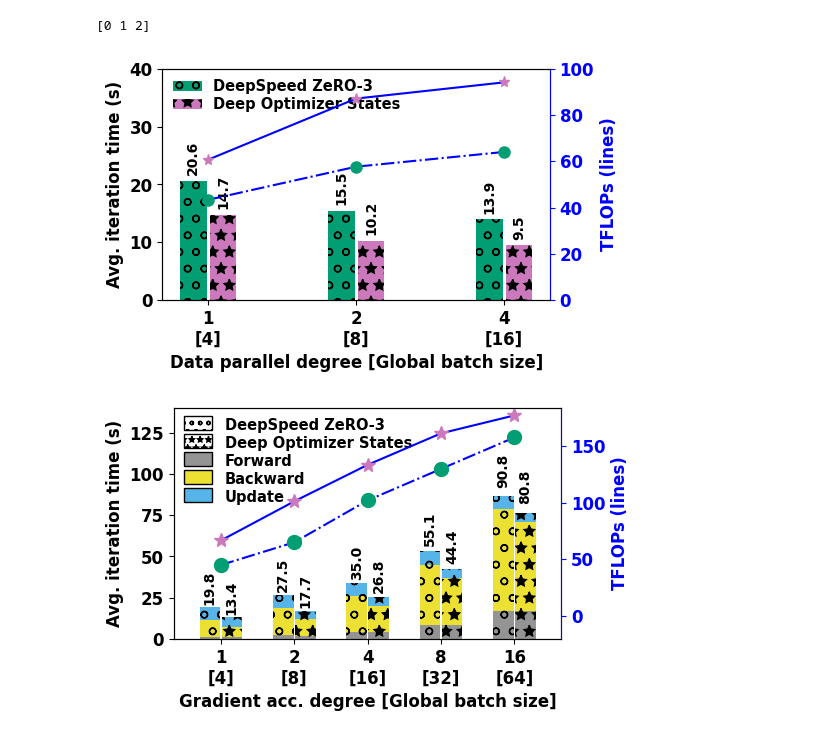
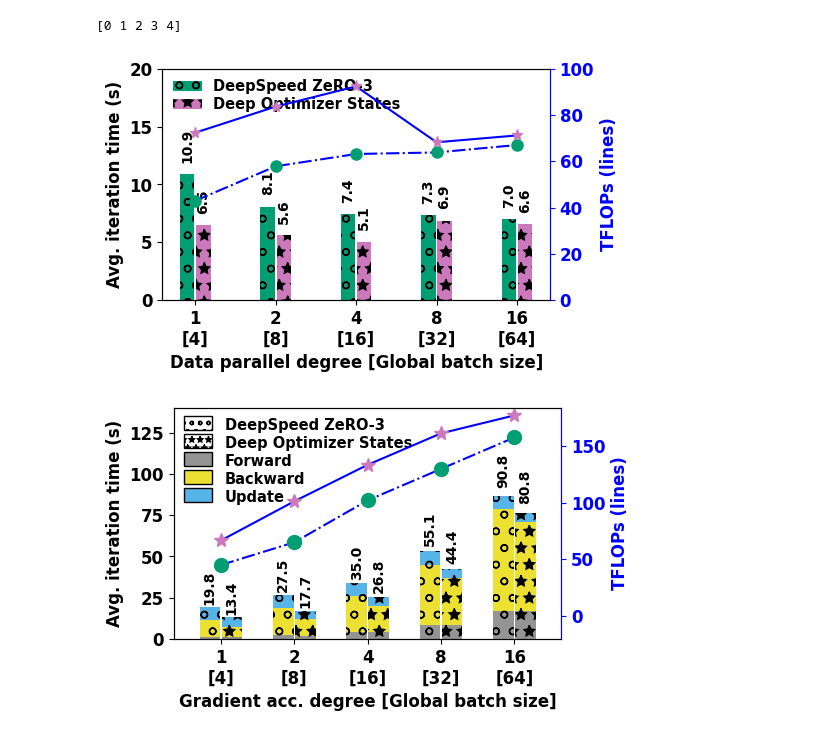
Before and after one commit to mauryaavinash95/deep-optimizer-states-results, a Jupyter notebook: avinash-plot-script.ipynb, the cells around one changed output. Drawn from its saved outputs; the diff is of its cells as text; code cells hidden in the pictures.

Commit message:
Add some plots

```diff
--- a/avinash-plot-script.ipynb
+++ b/avinash-plot-script.ipynb
@@ -20,6 +20,11 @@ colors = [
     orig_colors[4],
     orig_colors[0],
     orig_colors[1],
+    orig_colors[3],
+    orig_colors[5],
+    orig_colors[7],
+    orig_colors[8],
+    orig_colors[9],
 ]
 FWD_TIME_COLOR = orig_colors[7]
 BWD_TIME_COLOR = orig_colors[8]
@@ -29,7 +34,10 @@ num_steps = 10
 models = [
             {'n': 1, 'm': 3, 'H': 2560, 'F': 11008, 'N': 30, 'L': 32, 'U': 2048, 'S': 4, 'K': 5, 'mbs': 16, 'ckpt_size': 45},
             {'n': 2, 'm': 7, 'H': 4096, 'F': 11008, 'N': 32, 'L': 32, 'U': 2048, 'S': 4, 'K': 5, 'mbs': 16, 'ckpt_size': 83},
+            {'n': 2, 'm': 8.3, 'H': 3072, 'F': 11008, 'N': 72, 'L': 32, 'U': 2048, 'S': 4, 'K': 5, 'mbs': 16, 'ckpt_size': 83},
+            {'n': 2, 'm': 10, 'H': 4096, 'F': 12400, 'N': 50, 'L': 32, 'U': 2048, 'S': 4, 'K': 5, 'mbs': 16, 'ckpt_size': 83},
             {'n': 4, 'm': 13, 'H': 5120, 'F': 13824, 'N': 40, 'L': 40, 'U': 2048, 'S': 4, 'K': 5, 'mbs': 16, 'ckpt_size': 166},
+            {'n': 4, 'm': 20, 'H': 5120, 'F': 16384, 'N': 40, 'L': 64, 'U': 2048, 'S': 16, 'K': 10, 'mbs': 1, 'ckpt_size': -1},
             {'n': 8, 'm': 30, 'H': 6656, 'F': 17920, 'N': 60, 'L': 52, 'U': 2048, 'S': 4, 'K': 5, 'mbs': 16, 'ckpt_size': 444},
             {'n': 20, 'm': 70, 'H': 8192, 'F': 28672, 'N': 80, 'L': 64, 'U': 2048, 'S': 4, 'K': 5, 'mbs': 16, 'ckpt_size': 1065},
             {'n': 70, 'm': 175, 'H': 14336, 'F': 28672, 'N': 70, 'L': 112, 'U': 2048, 'S': 4, 'K': 5, 'mbs': 8, 'ckpt_size': 2754},
@@ -48,6 +56,8 @@ base_config = {"basepath":"./", "approach": DEFAULT_DEEPSPEED, "dp": 1, "tp": 1,
 df_columns = [
     'elapsed_time_per_iteration_ms',
     'iter_time',
+    'step_start',
+    'step_end',
     'samples_per_second',
     'TFLOPs',
     'fwd',
@@ -58,18 +68,30 @@ df_columns = [
     'step_microstep'
 ]
 
-def parse_log(m, c):
+def get_filename(m, c):
     is_prefetch = 1 if c['approach'] == FULLY_OPTIMIZED else 0
     is_async = 1 if c['approach'] in (PARTLY_OPTIMIZED, FULLY_OPTIMIZED)  else 0
-    log_file = (
+    return (
             f"{c['basepath']}/log-{m['m']}B-tp{c['tp']}-dp{c['dp']}-l{m['N']}-h{m['H']}-a{m['L']}-sl{m['U']}-"
             f"gbs{c['gbs']}-mbs{c['mbs']}-ratio{c['tf_ratio']}-subg{c['subg']}-prefetch{is_prefetch}-"
             f"flush_async{is_async}-opt_gaps{c['opt_gaps']}.log"
     )
-#     print(f"Reading {log_file}")
+
+def parse_log(m, c):
+
+    log_file = get_filename(m, c)
+    print(f"Reading {log_file}")
     data = {k: [] for k in df_columns}
     with open(log_file, 'r') as file:
         for line in file:
+            match = re.findall(r'<<<TIMER:step_start,(\d+)>>>', line)
+            for x in match:
+                data['step_start'].append(int(x))
+
+            match = re.findall(r'<<<TIMER:step_end,(\d+)>>>', line)
+            for x in match:
+                data['step_end'].append(int(x))
+
             match = re.findall(r'<TIMER:interval-time,(\d+\.\d+)>', line)
             for x in match:
                 data['iter_time'].append(float(x))
@@ -110,15 +132,22 @@ def parse_log(m, c):
             if match:
                 data['step_microstep'].append(float(match.group(1)))
 
-    if c['dp'] > 1: # This is used only because every rank is printing `interval-time`
-        k = c['dp']
+    if c['dp']*c['tp'] > 1: # This is used only because every rank is printing `interval-time`
+        k = c['dp']*c['tp']
         num_entries = len(data['iter_time']) // k
         iter_times = [sum(data['iter_time'][i*k:(i+1)*k]) / k for i in range(num_entries)]
+
+        step_starts = [min(data['step_start'][i*k:(i+1)*k]) for i in range(num_entries)]
+        step_ends = [max(data['step_end'][i*k:(i+1)*k]) for i in range(num_entries)]
         data['iter_time'] = iter_times
+        data['step_start'] = step_starts
+        data['step_end'] = step_ends
+    if len(data['step']) == 0:  # This means that we couldn't complete even one step due to OOM
+        data = {k: None for k in df_columns}
     df = pd.DataFrame(data, columns=df_columns)
 
     # We would have 10 values, select the last 5 of them
-    df = df.tail(4)
+    df = df.tail(len(df.index)-1)
     return df
 
 def get_avg(arr):
@@ -175,37 +790,37 @@ def plot_scale_DP(m, config, data):
     ax2.spines['right'].set_color('blue')
     ax2.set_ylabel('TFLOPs (lines)', fontsize=12, fontweight='bold', color='blue')
     ax2.set_ylim(bottom=0, top=100)
 
     handles, labels = ax.get_legend_handles_labels()
     ax.legend(handles, bar_labels, ncol=1, frameon=False, fontsize=10.5, loc='upper left',
              borderpad=0.2, labelspacing=0.2, columnspacing=0.2, )
 
     plt.savefig(f"{output_file}.eps", format='eps', bbox_inches='tight')
     plt.savefig(f"{output_file}.png", format='png', bbox_inches='tight')
     plt.show()
 
 # Parse log for 7B and/or 13B models for varying DP values
-m = list(filter(lambda x: x.get('m') == 13, models))[0]
+m = list(filter(lambda x: x.get('m') == 7, models))[0]
 config = copy.deepcopy(base_config)
 res_scale_dp = {}
-for dp in [1, 2, 4]:
+for dp in [1, 2, 4, 8, 16]:
     config['basepath'] = f"./act-output-{m['m']}B-scale-DP"
     config['dp'] = dp
     config['gbs'] = config['mbs']*dp
     config['approach'] = DEFAULT_DEEPSPEED
     df_default = parse_log(m, config)
     config['approach'] = PARTLY_OPTIMIZED
     df_partly = parse_log(m, config)
     config['approach'] = FULLY_OPTIMIZED
     df_fully = parse_log(m, config)
     res_scale_dp[dp] = {DEFAULT_DEEPSPEED: df_default,
 #                         PARTLY_OPTIMIZED: df_partly,
                         FULLY_OPTIMIZED: df_fully}
 
 plot_scale_DP(m, config, res_scale_dp)
 # %% [output]
-[0 1 2]
+[0 1 2 3 4]
-[figure, old version]
+[figure, new version]
 # %%
 
 ###############################################################
```
Also changed, not shown: parts of 6 cells of this notebook, 20 other files.
